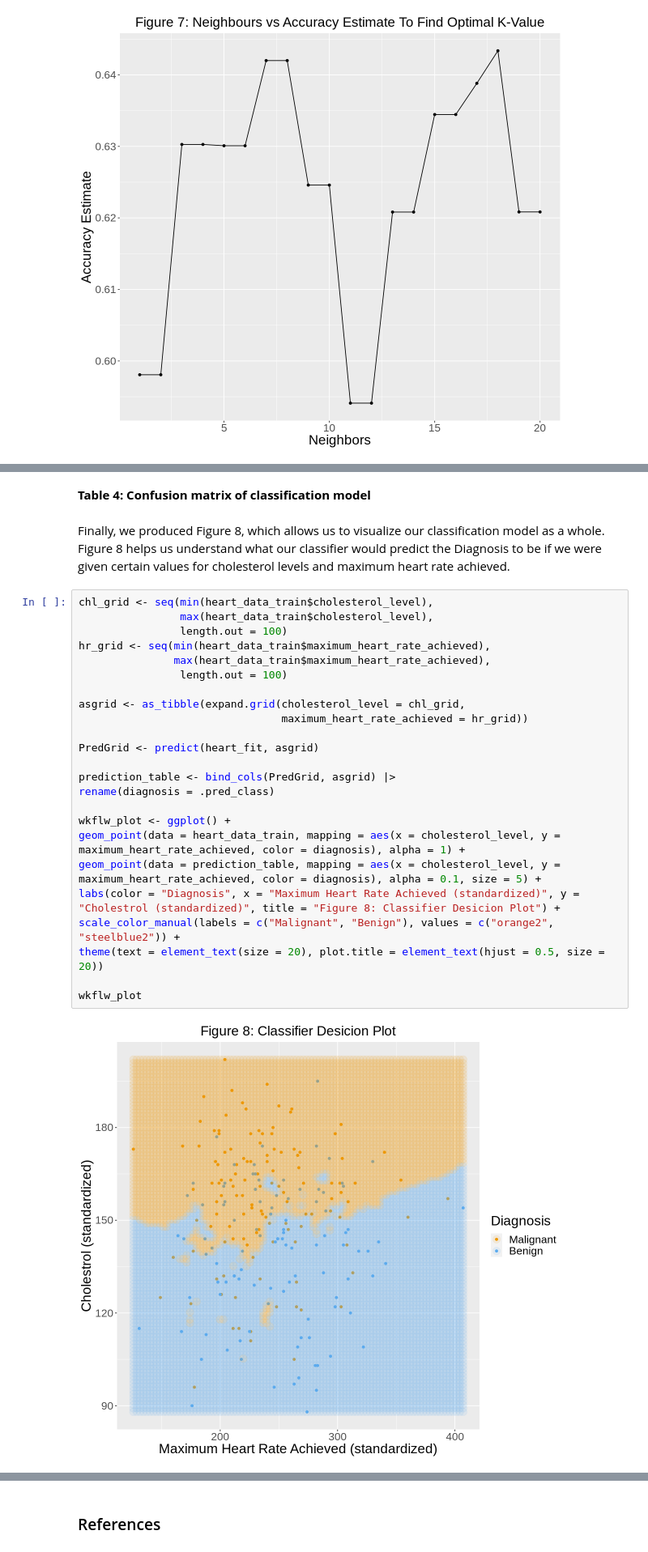
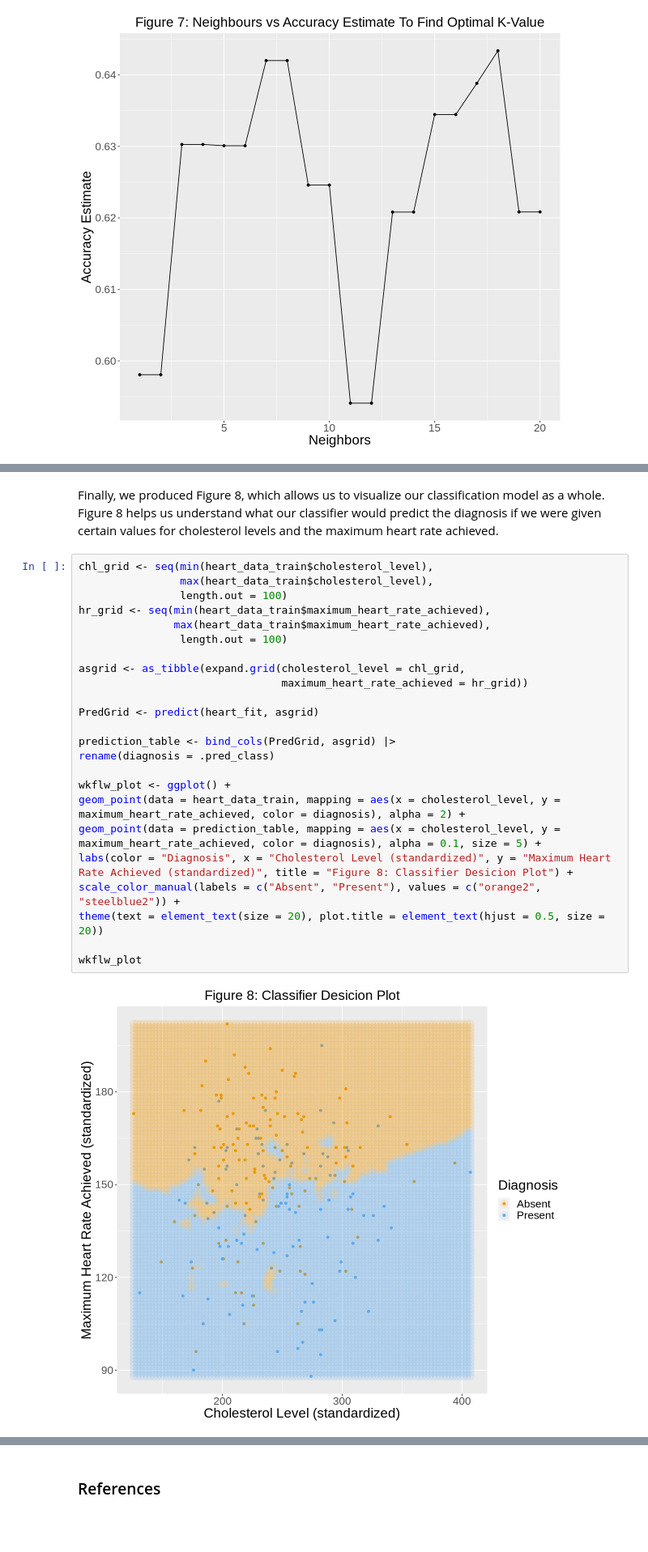
Before and after one commit to jagroop-randhawa/dsci-100-2022w2-group-26, a Jupyter notebook: group_26_project_report.ipynb, the cells around one changed output, grey strips where cells are left out. Shown at 81% size. Saved outputs shown, nothing was run; the diff lists cells and outputs as text; blank space fills up the shorter version.

```diff
--- a/group_26_project_report.ipynb
+++ b/group_26_project_report.ipynb
@@ -339,30 +331,28 @@ Prediction FALSE TRUE
-# %% [markdown]
-**Table 4: Confusion matrix of classification model**
-# %% [markdown]
-Finally, we produced Figure 8, which allows us to visualize our classification model as a whole. Figure 8 helps us understand what our classifier would predict the Diagnosis to be if we were given certain values for cholesterol levels and maximum heart rate achieved.
+# %% [markdown]
+Finally, we produced Figure 8, which allows us to visualize our classification model as a whole. Figure 8 helps us understand what our classifier would predict the diagnosis if we were given certain values for cholesterol levels and the maximum heart rate achieved.
 # %%
 chl_grid <- seq(min(heart_data_train$cholesterol_level),
                 max(heart_data_train$cholesterol_level),
                 length.out = 100)
 hr_grid <- seq(min(heart_data_train$maximum_heart_rate_achieved),
                max(heart_data_train$maximum_heart_rate_achieved),
                 length.out = 100)
 
 asgrid <- as_tibble(expand.grid(cholesterol_level = chl_grid,
                                 maximum_heart_rate_achieved = hr_grid))
 
 PredGrid <- predict(heart_fit, asgrid)
 
 prediction_table <- bind_cols(PredGrid, asgrid) |>
 rename(diagnosis = .pred_class)
 
 wkflw_plot <- ggplot() +
-geom_point(data = heart_data_train, mapping = aes(x = cholesterol_level, y = maximum_heart_rate_achieved, color = diagnosis), alpha = 1) +
+geom_point(data = heart_data_train, mapping = aes(x = cholesterol_level, y = maximum_heart_rate_achieved, color = diagnosis), alpha = 2) +
 geom_point(data = prediction_table, mapping = aes(x = cholesterol_level, y = maximum_heart_rate_achieved, color = diagnosis), alpha = 0.1, size = 5) +
-labs(color = "Diagnosis", x = "Maximum Heart Rate Achieved (standardized)", y = "Cholestrol (standardized)", title = "Figure 8: Classifier Desicion Plot") +
-scale_color_manual(labels = c("Malignant", "Benign"), values = c("orange2", "steelblue2")) +
+labs(color = "Diagnosis", x = "Cholesterol Level (standardized)", y = "Maximum Heart Rate Achieved (standardized)", title = "Figure 8: Classifier Desicion Plot") +
+scale_color_manual(labels = c("Absent", "Present"), values = c("orange2", "steelblue2")) +
 theme(text = element_text(size = 20), plot.title = element_text(hjust = 0.5, size = 20))
 
 wkflw_plot
 # %% [output]
-[figure, old version]
+[figure, new version]
```
Also changed, not shown: parts of 39 cells of this notebook.
